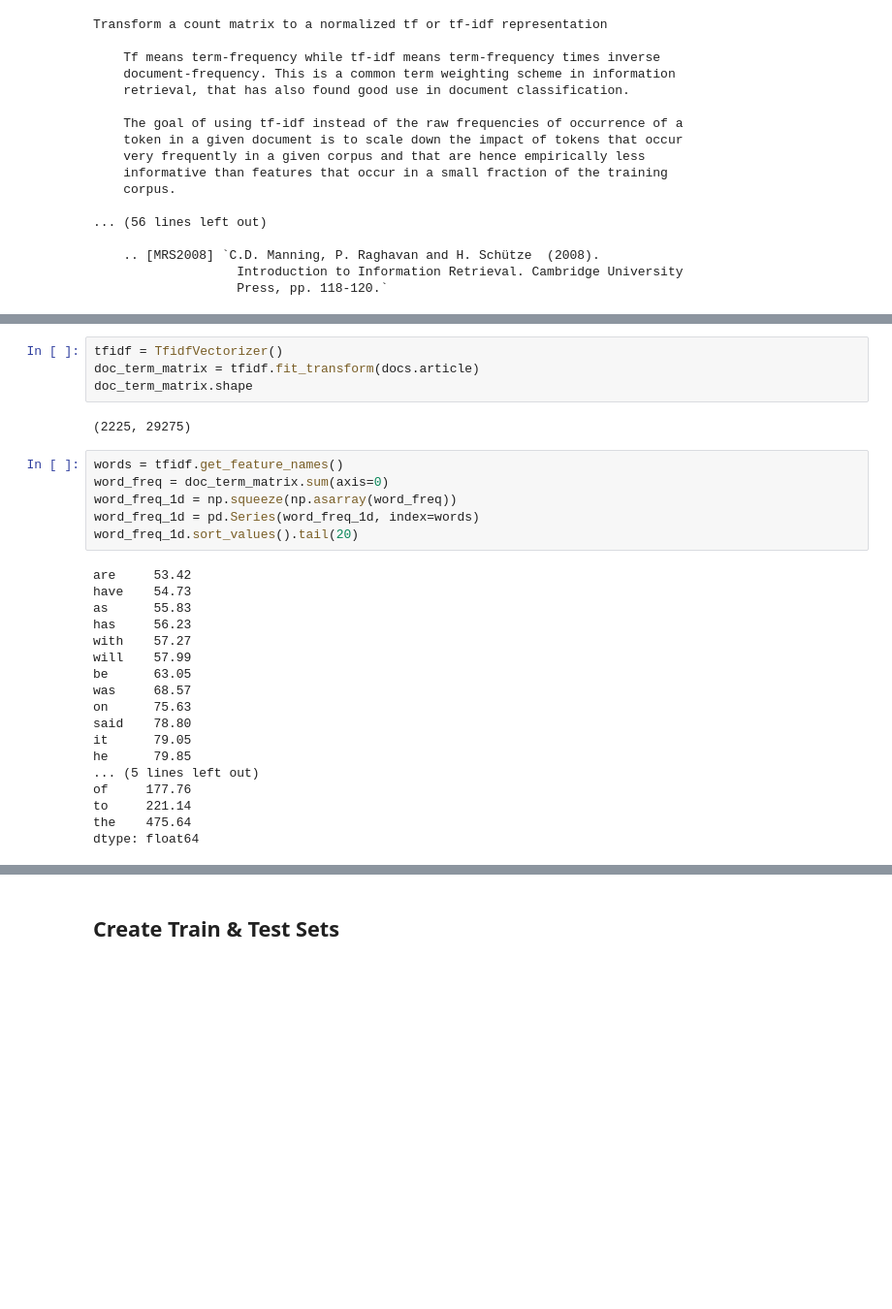
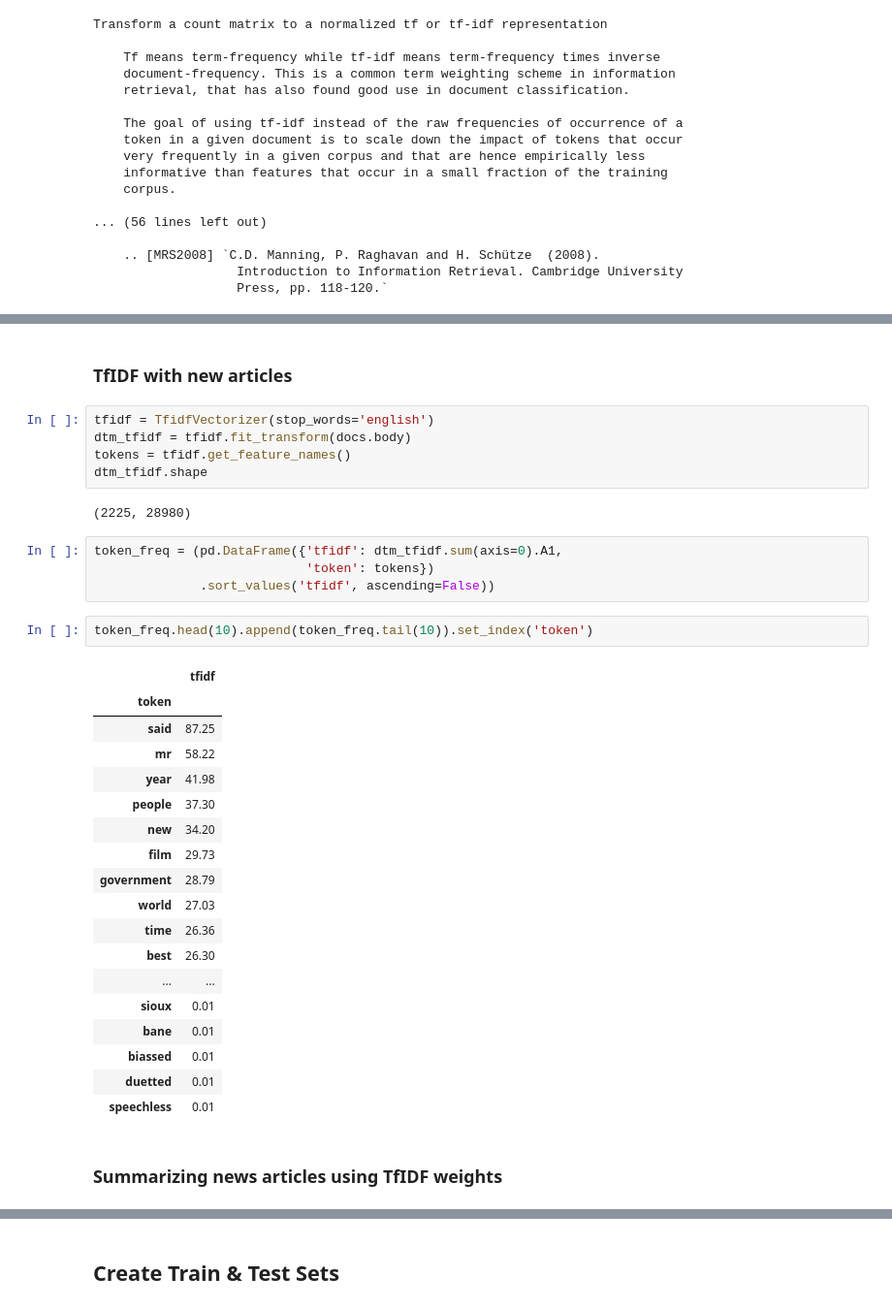
Before and after one commit to PaulClas/machine-learning-for-trading, a Jupyter notebook: 13_signals_from_text_data/02_document_term_matrix/02_document_term_matrix.ipynb, the cells around one changed output, grey strips where cells are left out. Shown at 97% size. Saved outputs shown, nothing was run; the diff lists cells and outputs as text; blank space fills up the shorter version.

```diff
--- a/13_signals_from_text_data/02_document_term_matrix/02_document_term_matrix.ipynb
+++ b/13_signals_from_text_data/02_document_term_matrix/02_document_term_matrix.ipynb
@@ -276,30 +463,36 @@ Transform a count matrix to a normalized tf or tf-idf representation
+# %% [markdown]
+### TfIDF with new articles
 # %%
-tfidf = TfidfVectorizer()
-doc_term_matrix = tfidf.fit_transform(docs.article)
-doc_term_matrix.shape
+tfidf = TfidfVectorizer(stop_words='english')
+dtm_tfidf = tfidf.fit_transform(docs.body)
+tokens = tfidf.get_feature_names()
+dtm_tfidf.shape
 # %% [output]
-(2225, 29275)
+(2225, 28980)
-# %%
-words = tfidf.get_feature_names()
-word_freq = doc_term_matrix.sum(axis=0)
-word_freq_1d = np.squeeze(np.asarray(word_freq))
-word_freq_1d = pd.Series(word_freq_1d, index=words)
-word_freq_1d.sort_values().tail(20)
-# %% [output]
-are     53.42
-have    54.73
-as      55.83
-has     56.23
-with    57.27
-will    57.99
-be      63.05
-was     68.57
-on      75.63
-said    78.80
-it      79.05
-he      79.85
-... (5 lines left out)
-of     177.76
-to     221.14
-the    475.64
-dtype: float64
+# %%
+token_freq = (pd.DataFrame({'tfidf': dtm_tfidf.sum(axis=0).A1,
+                            'token': tokens})
+              .sort_values('tfidf', ascending=False))
+# %%
+token_freq.head(10).append(token_freq.tail(10)).set_index('token')
+# %% [output]
+|  | tfidf |
+| token |  |
+| said | 87.25 |
+| mr | 58.22 |
+| year | 41.98 |
+| people | 37.30 |
+| new | 34.20 |
+| film | 29.73 |
+| government | 28.79 |
+| world | 27.03 |
+| time | 26.36 |
+| best | 26.30 |
+| ... | ... |
+| sioux | 0.01 |
+| bane | 0.01 |
+| biassed | 0.01 |
+| duetted | 0.01 |
+| speechless | 0.01 |
+# %% [markdown]
+### Summarizing news articles using TfIDF weights
```
Also changed, not shown: parts of 68 cells of this notebook, 7 other files.
